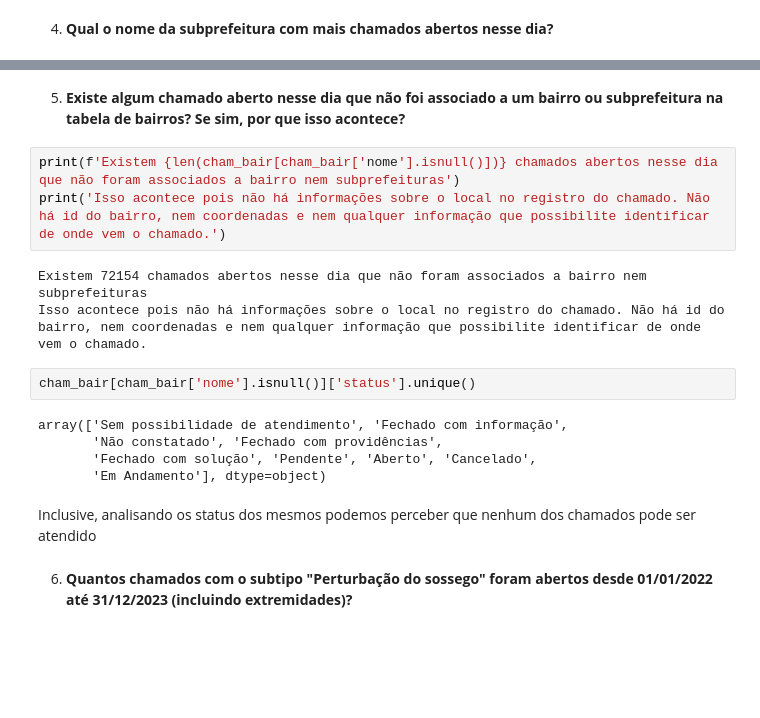
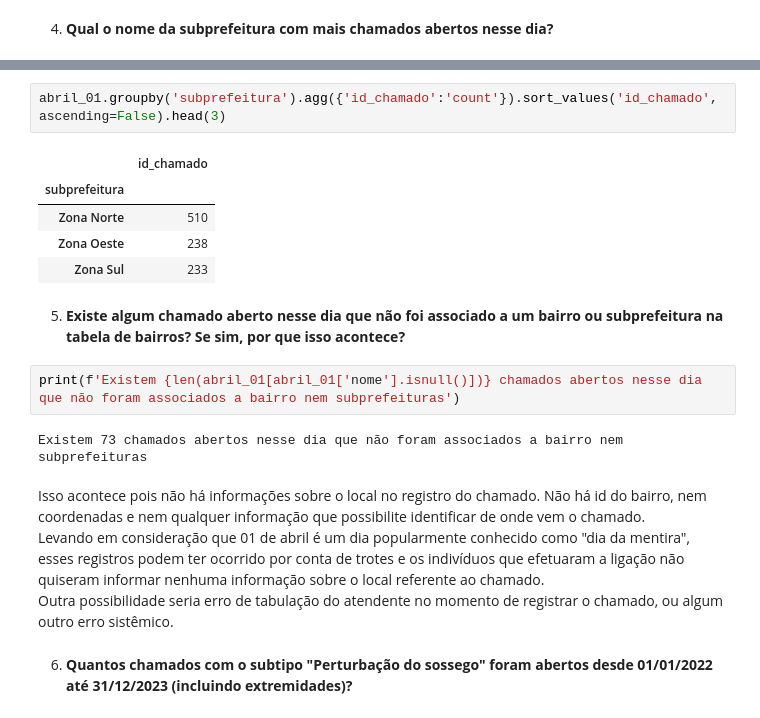
Before and after one commit to DS-Johnny/emd-desafio-junior-data-scientist, a Jupyter notebook: analise_python.ipynb, the cells around one changed output, grey strips where cells are left out. Drawn from its saved outputs; the diff is of its cells as text; blank space fills up the shorter version.

```diff
--- a/analise_python.ipynb
+++ b/analise_python.ipynb
@@ -180,20 +155,21 @@ Name: count, dtype: int64
+# %%
+abril_01.groupby('subprefeitura').agg({'id_chamado':'count'}).sort_values('id_chamado', ascending=False).head(3)
+# %% [output]
+|  | id_chamado |
+| subprefeitura |  |
+| Zona Norte | 510 |
+| Zona Oeste | 238 |
+| Zona Sul | 233 |
 # %% [markdown]
 5. **Existe algum chamado aberto nesse dia que não foi associado a um bairro ou subprefeitura na tabela de bairros? Se sim, por que isso acontece?**
 # %%
-print(f'Existem {len(cham_bair[cham_bair['nome'].isnull()])} chamados abertos nesse dia que não foram associados a bairro nem subprefeituras')
-print('Isso acontece pois não há informações sobre o local no registro do chamado. Não há id do bairro, nem coordenadas e nem qualquer informação que possibilite identificar de onde vem o chamado.')
+print(f'Existem {len(abril_01[abril_01['nome'].isnull()])} chamados abertos nesse dia que não foram associados a bairro nem subprefeituras')
 # %% [output]
-Existem 72154 chamados abertos nesse dia que não foram associados a bairro nem subprefeituras
-Isso acontece pois não há informações sobre o local no registro do chamado. Não há id do bairro, nem coordenadas e nem qualquer informação que possibilite identificar de onde vem o chamado.
+Existem 73 chamados abertos nesse dia que não foram associados a bairro nem subprefeituras
-# %%
-cham_bair[cham_bair['nome'].isnull()]['status'].unique()
-# %% [output]
-array(['Sem possibilidade de atendimento', 'Fechado com informação',
-       'Não constatado', 'Fechado com providências',
-       'Fechado com solução', 'Pendente', 'Aberto', 'Cancelado',
-       'Em Andamento'], dtype=object)
-# %% [markdown]
-Inclusive, analisando os status dos mesmos podemos perceber que nenhum dos chamados pode ser atendido
+# %% [markdown]
+Isso acontece pois não há informações sobre o local no registro do chamado. Não há id do bairro, nem coordenadas e nem qualquer informação que possibilite identificar de onde vem o chamado.
+<br>Levando em consideração que 01 de abril é um dia popularmente conhecido como "dia da mentira", esses registros podem ter ocorrido por conta de trotes e os indivíduos que efetuaram a ligação não quiseram informar nenhuma informação sobre o local referente ao chamado.
+<br>Outra possibilidade seria erro de tabulação do atendente no momento de registrar o chamado, ou algum outro erro sistêmico.
 # %% [markdown]
 6. **Quantos chamados com o subtipo "Perturbação do sossego" foram abertos desde 01/01/2022 até 31/12/2023 (incluindo extremidades)?**
 # %%
```
Also changed, not shown: parts of 12 cells of this notebook, 3 other files.
